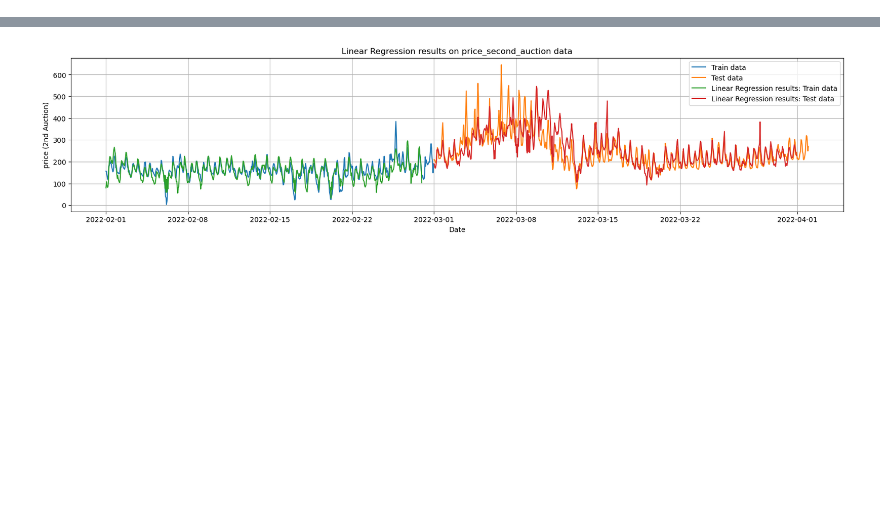
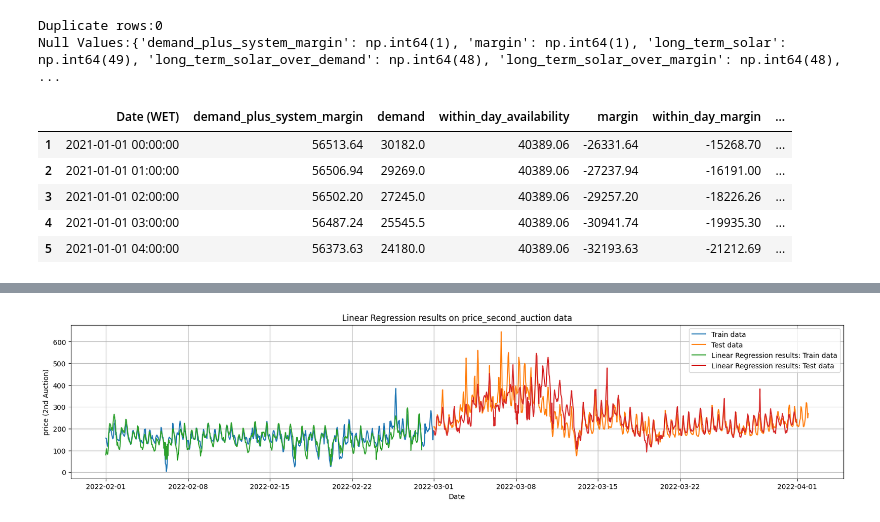
Before and after one commit to srirambadri/Energy, a Jupyter notebook: EnergyTrading.ipynb, the cells around one changed output, grey strips where cells are left out. Saved outputs shown, nothing was run; the diff lists cells and outputs as text; code cells hidden in the pictures; blank space fills up the shorter version.

```diff
--- a/EnergyTrading.ipynb
+++ b/EnergyTrading.ipynb
@@ -137,7 +253,16 @@ get_null_cols(sys_df)
 # %%
-for_df = read_preprocess('/kaggle/input/uk-energy-trading/forecast_inputs.csv')
+for_df = read_preprocess('forecast_inputs.csv')
 print('\n')
 for_df.head()
+# %% [output]
+Duplicate rows:0
+Null Values:{'demand_plus_system_margin': np.int64(1), 'margin': np.int64(1), 'long_term_solar': np.int64(49), 'long_term_solar_over_demand': np.int64(48), 'long_term_solar_over_margin': np.int64(48), ...
+|  | Date (WET) | demand_plus_system_margin | demand | within_day_availability | margin | within_day_margin | ... |
+| 1 | 2021-01-01 00:00:00 | 56513.64 | 30182.0 | 40389.06 | -26331.64 | -15268.70 | ... |
+| 2 | 2021-01-01 01:00:00 | 56506.94 | 29269.0 | 40389.06 | -27237.94 | -16191.00 | ... |
+| 3 | 2021-01-01 02:00:00 | 56502.20 | 27245.0 | 40389.06 | -29257.20 | -18226.26 | ... |
+| 4 | 2021-01-01 03:00:00 | 56487.24 | 25545.5 | 40389.06 | -30941.74 | -19935.30 | ... |
+| 5 | 2021-01-01 04:00:00 | 56373.63 | 24180.0 | 40389.06 | -32193.63 | -21212.69 | ... |
 # %%
 result_dict = miss_val_fill_method(for_df,1500,1476)
 result_dict
```
Also changed, not shown: parts of 29 cells of this notebook, 2 other files.
